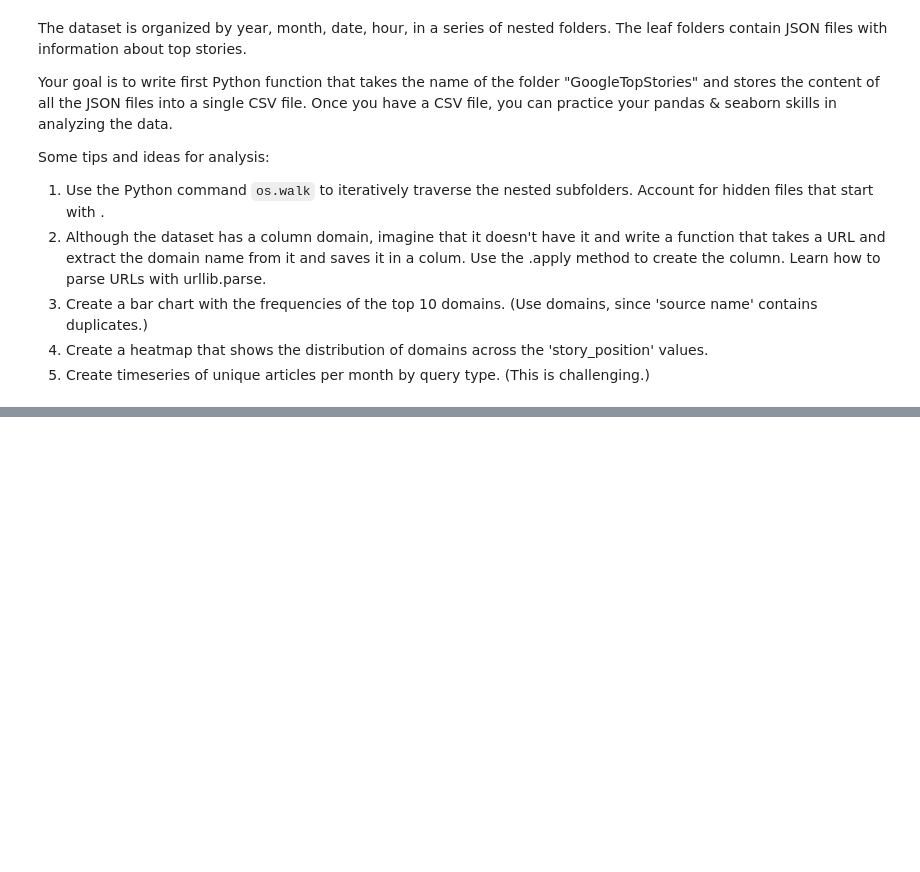
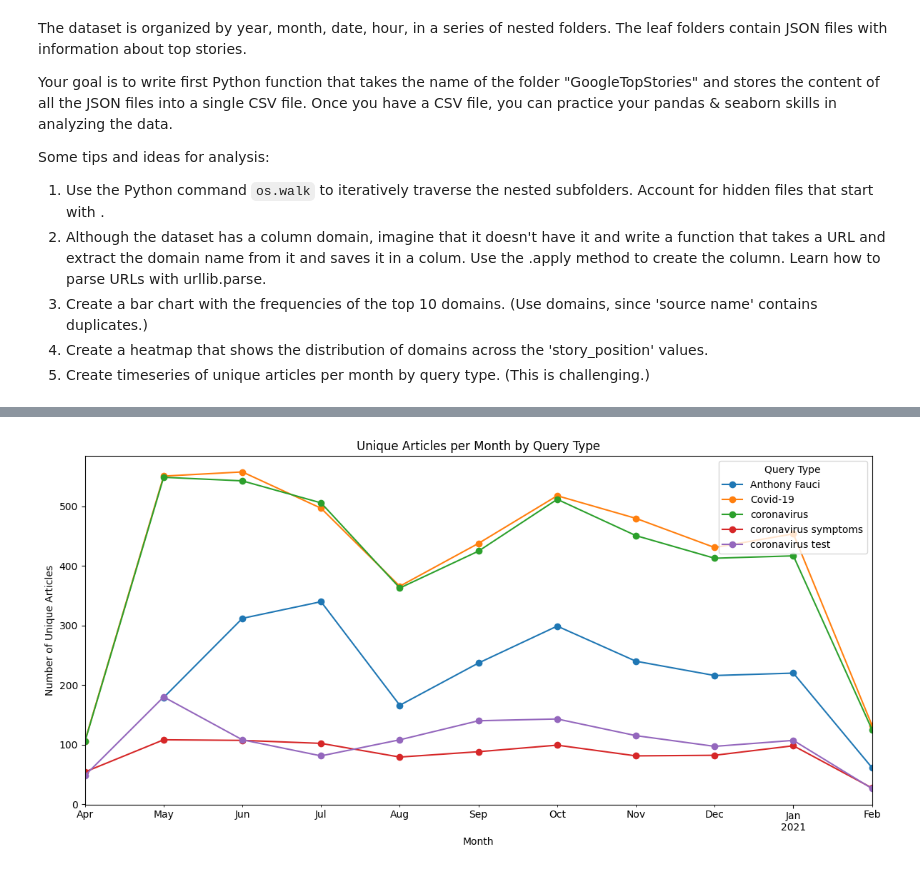
Before and after one commit to fy100/CS315-project-1_Jenni, a Jupyter notebook: Exploring Google Top Stories.ipynb, the cells around one changed output, grey strips where cells are left out. Cells and saved outputs as stored; diff of their text form; code cells hidden in the pictures; blank space fills up the shorter version.

```diff
--- a/Exploring Google Top Stories.ipynb
+++ b/Exploring Google Top Stories.ipynb
@@ -49,0 +91,15 @@ convert_to_csv('/Users/jenni/Desktop/GoogleTopStories', 'google_top_stories.csv'
+# %%
+# Convert 'date' column to datetime type
+data['date'] = pd.to_datetime(data['date'])
+
+# Create a time series of unique articles per month by query type
+time_series_data = data.groupby([data['date'].dt.to_period('M'), 'query'])['title'].nunique().unstack()
+time_series_data.plot(kind='line', marker='o', figsize=(12, 6))
+plt.title('Unique Articles per Month by Query Type')
+plt.xlabel('Month')
+plt.ylabel('Number of Unique Articles')
+plt.legend(title='Query Type')
+plt.tight_layout()
+plt.show()
+# %% [output]
+[figure, added]
```
Also changed, not shown: parts of 4 cells of this notebook.
